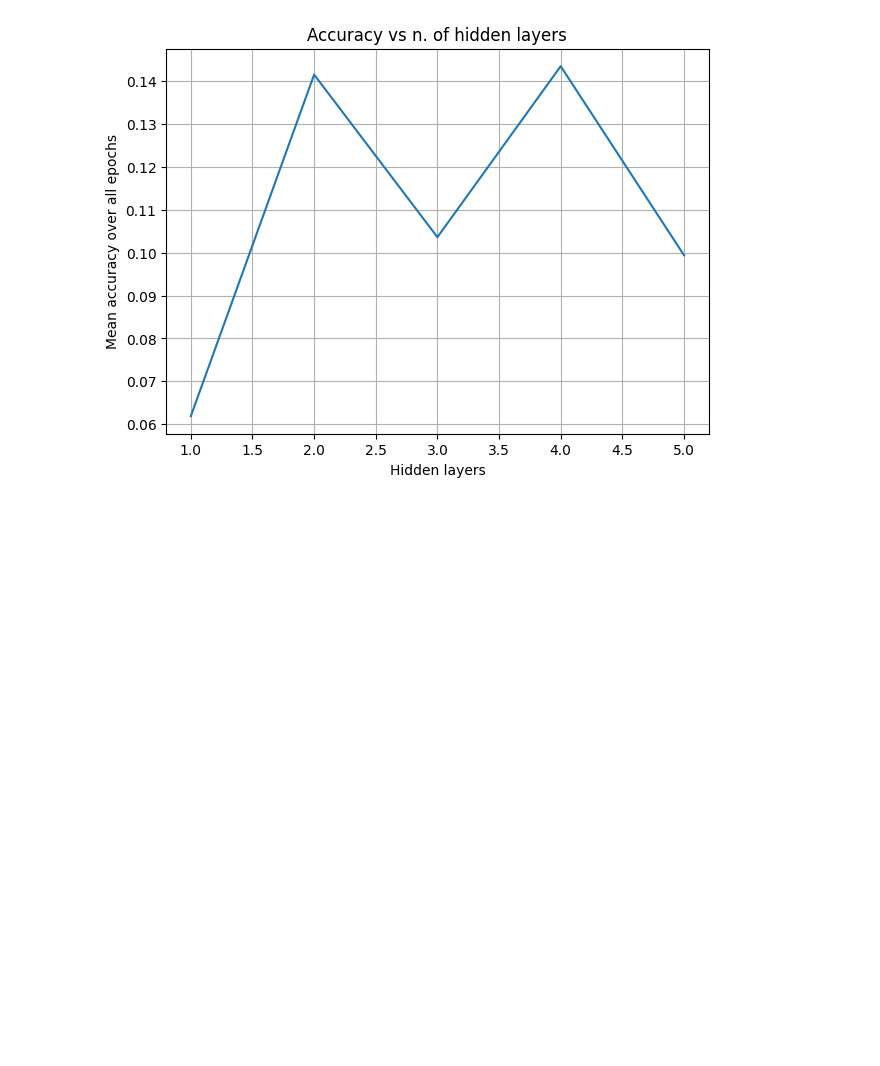
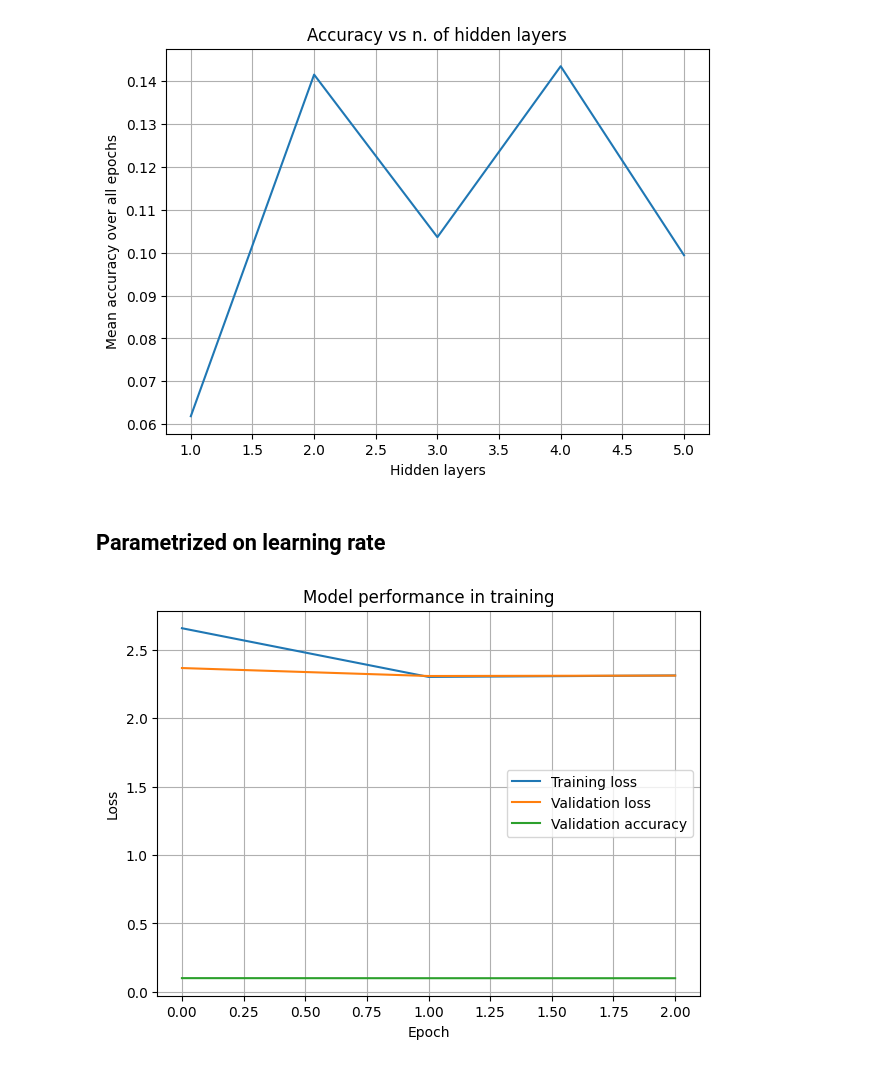
Before and after one commit to lordPachy/acsai, a Jupyter notebook: Deep Learning/Class/Exercises/mlp_fromscratch/mlp_scratch_ex.ipynb, the cells around one changed output. Cells and saved outputs as stored; diff of their text form; code cells hidden in the pictures; blank space fills up the shorter version.

```diff
--- a/Deep Learning/Class/Exercises/mlp_fromscratch/mlp_scratch_ex.ipynb
+++ b/Deep Learning/Class/Exercises/mlp_fromscratch/mlp_scratch_ex.ipynb
@@ -281,3 +305,28 @@ for i in range(1, 6):
 live_plot_test_layers(num_hiddens=np.arange(1, 6), accuracy=accuracy_record_layers)
 # %% [output]
 [figure]
+# %% [markdown]
+## Parametrized on learning rate
+# %%
+model = model = MLP(num_inputs=28*28,
+            num_hidden_units=256,
+            num_hidden_layers=1,
+            num_outputs=10).to(device)
+loss = torch.nn.CrossEntropyLoss()
+accuracy = torchmetrics.classification.MulticlassAccuracy(num_classes=10).to(device)
+
+lr = np.array([])
+accuracy_record_lr = np.array([])
+
+for i in range(-4, 1):
+    print(f"Model with lr={10**i}")
+    optimizer = torch.optim.SGD(params=model.parameters(), lr=10**i)
+    trainer = Trainer(model, loss, optimizer, accuracy, epochs=3)
+
+    trainer.fit_model(train_loader, val_loader)
+    mean_loss, mean_accuracy = trainer.test_model(test_loader)
+
+    lr = np.append(lr, i)
+    accuracy_record_lr = np.append(accuracy_record_lr, mean_accuracy)
+# %% [output]
+[figure, added]
```
Also changed, not shown: parts of 4 cells of this notebook, 1 other file.
